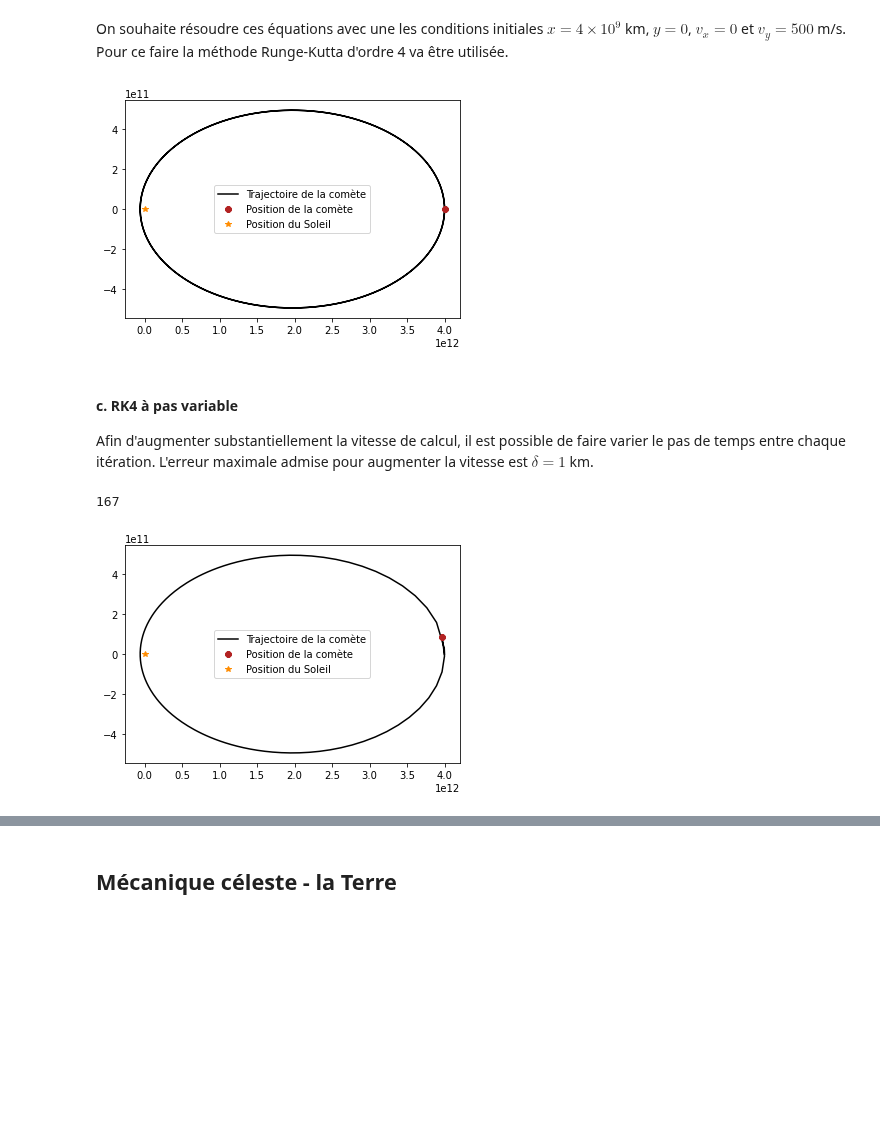
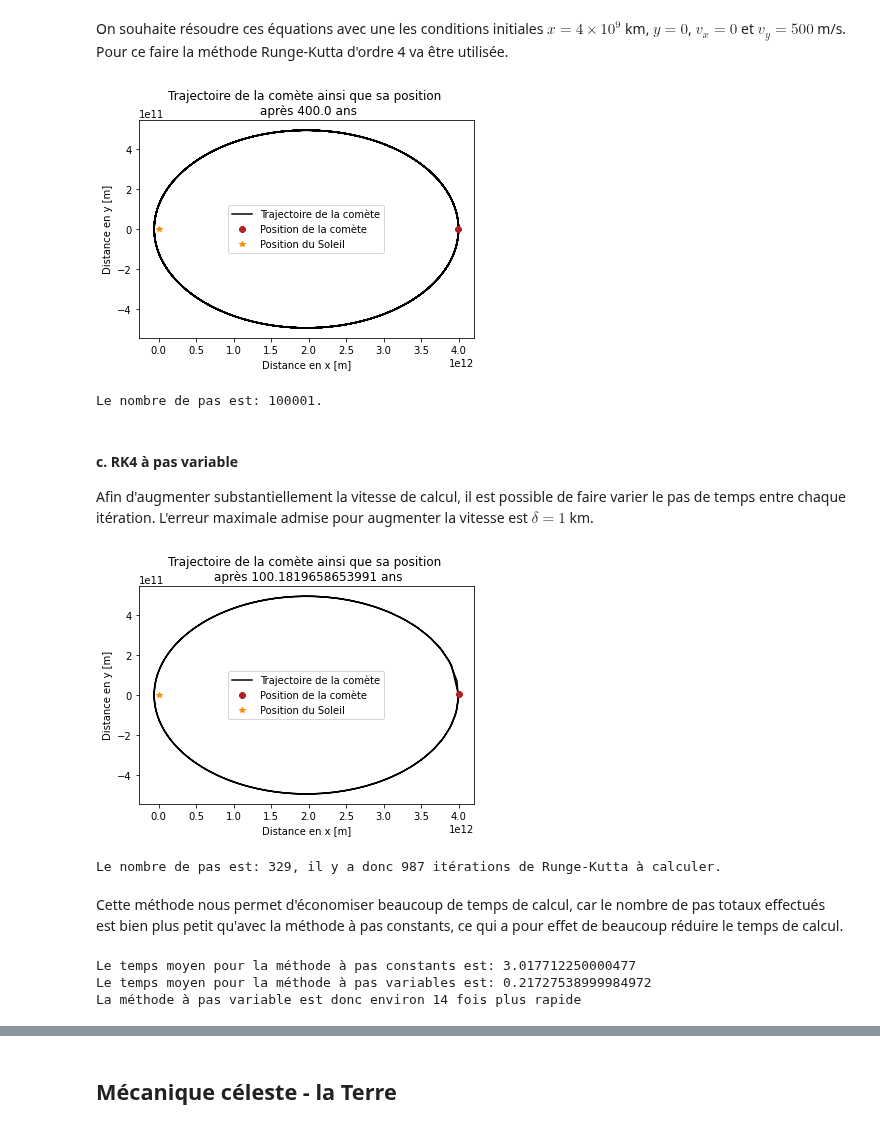
Before and after one commit to essheh/PHYZ_NUM, a Jupyter notebook: TP3/TP3_Boissinnot_Gaudreault_LessardH.ipynb, the cells around one changed output, grey strips where cells are left out. Cells and saved outputs as stored; diff of their text form; code cells hidden in the pictures; blank space fills up the shorter version.

```diff
--- a/TP3/TP3_Boissinnot_Gaudreault_LessardH.ipynb
+++ b/TP3/TP3_Boissinnot_Gaudreault_LessardH.ipynb
@@ -85,40 +86,45 @@ def orbit_constant_step(x, y, v_x, v_y, t, h):
     param 6 h: h is the time step between each time value
     return: x_points, y_points and t_points, the x and y list of positions corresponding to the time of t_points
     """
-    t_points = np.arange(0, t, h) #The array of time values
+    t_points = np.arange(0, t+h, h) #The array of time values
     x_points = [] #The list of x positions values
     y_points = [] #The list of y positions values
     r = np.array([x, y, v_x, v_y]) #The vector of all coordinates
 
     #We use the Runge-Kutta method
     for t in t_points:
         x_points.append(r[0])
         y_points.append(r[1])
         r += Runge_Kutta(f, r, h)
 
     return x_points, y_points, t_points
 
 
 #Parameters
 
 x = 4*10**12 #[m]
 y = 0
 v_x = 0
 v_y = 1000*(365.2422*24*60*60) # [m/year]
 t = 100 #[year]
-h = 0.0008
+h = 0.004
 
 x_points, y_points, t_points = orbit_constant_step(x, y, v_x, v_y, t, h)
 
 #Graph
 
 plt.plot(x_points, y_points, color = "Black", label = "Trajectoire de la comète")
 plt.plot(x_points[-1], y_points[-1], color = "firebrick", label = "Position de la comète", marker='8', linestyle = 'None')
 plt.plot(0, 0, color = 'darkorange', marker='*', linestyle = 'None', label = "Position du Soleil")
+plt.xlabel("Distance en x [m]")
+plt.ylabel("Distance en y [m]")
+plt.title("Trajectoire de la comète ainsi que sa position \n après {} ans".format(t_points[-1]))
 plt.legend()
 plt.show()
+print("Le nombre de pas est: {}.".format(len(t_points)))
 # %% [output]
-[figure, old version]
+[figure, new version]
+Le nombre de pas est: 100001.
 # %% [markdown]
 #### c. RK4 à pas variable
 Afin d'augmenter substantiellement la vitesse de calcul, il est possible de faire varier le pas de temps entre chaque itération. L'erreur maximale admise pour augmenter la vitesse est $\delta = 1$ km.
@@ -132,15 +138,16 @@ def orbit_variable_step(x, y, v_x, v_y, t, h, delta):
     param 2 y: y is the distance in the y plane between the sun and the comet à time t = 0 [m]
     param 3 v_x: v_x is the speed of the comet in the x direction at time t = 0 [m/year]
     param 4 v_y: v_y is the speed of the comet in the y direction at time t = 0 [m/year]
-    param 5 t: t is the the time duration of the simulation [year]
+    param 5 t: t is the the approximate time duration of the simulation [year]
     param 6 h: h is the time step between each time value
     param 7 delta: delta is the maximal accepted error
-    return: x_points, y_points and time two array of the x and y position for each time t and one of the time duration with step h
+    return: x_points, y_points and t_points, the x and y list of positions corresponding to the time of t_points
     """
 
     t_points = [0] #The list of time values
     x_points = [x] #The list of x positions values
     y_points = [y] #The list of y positions values
+
     r = np.array([x, y, v_x, v_y]) #The vector of all coordinates
     current_t = 0 #The time at the step h
 
@@ -175,27 +182,46 @@ def orbit_variable_step(x, y, v_x, v_y, t, h, delta):
         else:
             h = h*rho**(1/4) #New h value
 
-    return x_points, y_points, t_points
+    return x_points, y_points, t_points, ex_points, ey_points
 
 #Parameters
 delta = 1000 #[m]
 x = 4*10**12 #[m]
 y = 0
 v_x = 0
-v_y = 1000*(365.2422*24*60*60) # [m/year]
-t = 50 #[year]
-h = 0.0008
+v_y = 1000*(365.25*24*60*60) # [m/year]
+t = 100 #[year]
+h = 0.004
 
-x_points, y_points, t_points = orbit_variable_step(x, y, v_x, v_y, t, h, delta)
+x_points, y_points, t_points, ex_points, ey_points = orbit_variable_step(x, y, v_x, v_y, t, h, delta)
 
-print(len(t_points))
+
 #Graph
 
 plt.plot(x_points, y_points, color = "Black", label = "Trajectoire de la comète")
 plt.plot(x_points[-1], y_points[-1], color = "firebrick", label = "Position de la comète", marker='8', linestyle = 'None')
 plt.plot(0, 0, color = 'darkorange', marker='*', linestyle = 'None', label = "Position du Soleil")
+plt.xlabel("Distance en x [m]")
+plt.ylabel("Distance en y [m]")
+plt.title("Trajectoire de la comète ainsi que sa position \n après {} ans".format(t_points[-1]))
 plt.legend()
 plt.show()
+
+print("Le nombre de pas est: {}".format(len(t_points)) + ", il y a donc {} itérations de Runge-Kutta à calculer.".format(3*len(t_points)))
 # %% [output]
+[figure, new version]
-167
+Le nombre de pas est: 329, il y a donc 987 itérations de Runge-Kutta à calculer.
-[figure, old version]
+# %% [markdown]
+Cette méthode nous permet d'économiser beaucoup de temps de calcul, car le nombre de pas totaux effectués est bien plus petit qu'avec la méthode à pas constants, ce qui a pour effet de beaucoup réduire le temps de calcul.
+# %%
+#Temps de calcul, on moyenne sur 10 itérations
+time_constant_step = timeit.timeit('[orbit_constant_step(x, y, v_x, v_y, t, h)]', number = 10, globals=globals())/10
+time_variable_step = timeit.timeit('[orbit_variable_step(x, y, v_x, v_y, t, h, delta)]', number = 10, globals=globals())/10
+
+print("Le temps moyen pour la méthode à pas constants est: {}".format(time_constant_step))
+print("Le temps moyen pour la méthode à pas variables est: {}".format(time_variable_step))
+print("La méthode à pas variable est donc environ {} fois plus rapide".format(int(round(time_constant_step / time_variable_step, 0 ))))
+# %% [output]
+Le temps moyen pour la méthode à pas constants est: 3.017712250000477
+Le temps moyen pour la méthode à pas variables est: 0.21727538999984972
+La méthode à pas variable est donc environ 14 fois plus rapide
```
Also changed, not shown: parts of 7 cells of this notebook, 1 other file.
